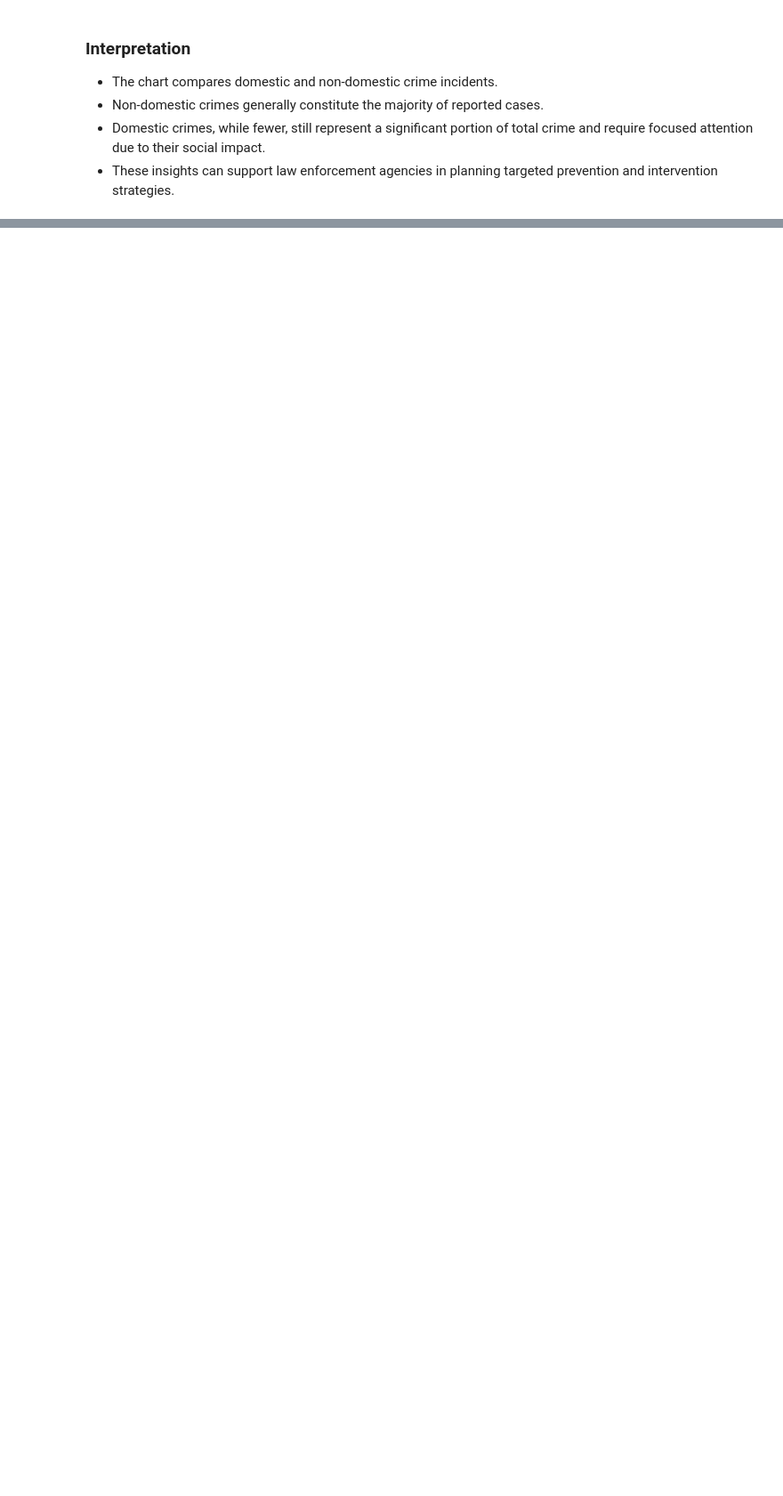
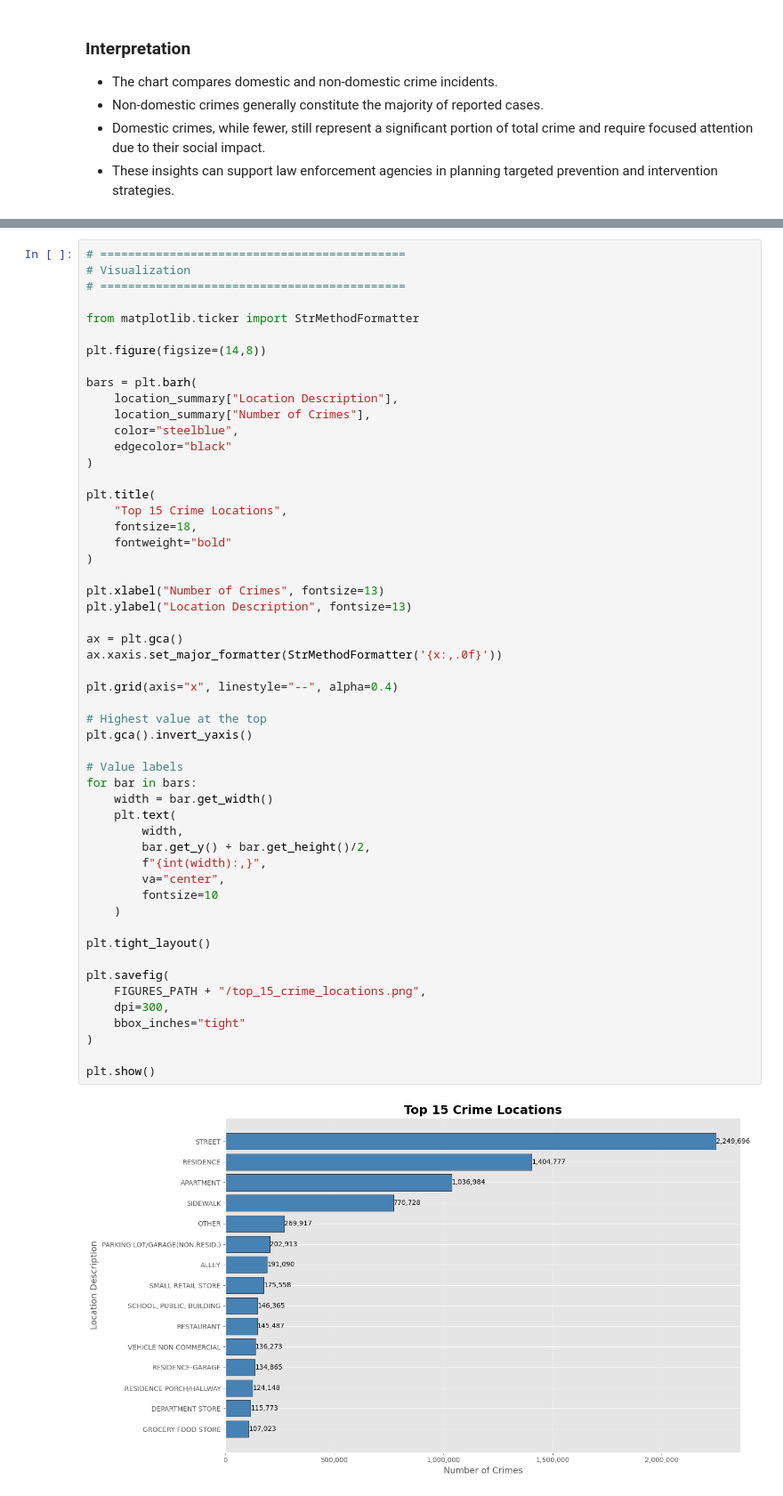
Before and after one commit to arnavon2005/Army_Provost_ML_Project, a Jupyter notebook: 04_Exploratory_Data_Analysis.ipynb, the cells around one changed output, grey strips where cells are left out. Shown at 89% size. Cells and saved outputs as stored; diff of their text form; blank space fills up the shorter version.

```diff
--- a/04_Exploratory_Data_Analysis.ipynb
+++ b/04_Exploratory_Data_Analysis.ipynb
@@ -1113,0 +1179,55 @@ plt.show()
+# %%
+# ============================================
+# Visualization
+# ============================================
+
+from matplotlib.ticker import StrMethodFormatter
+
+plt.figure(figsize=(14,8))
+
+bars = plt.barh(
+    location_summary["Location Description"],
+    location_summary["Number of Crimes"],
+    color="steelblue",
+    edgecolor="black"
+)
+
+plt.title(
+    "Top 15 Crime Locations",
+    fontsize=18,
+    fontweight="bold"
+)
+
+plt.xlabel("Number of Crimes", fontsize=13)
+plt.ylabel("Location Description", fontsize=13)
+
+ax = plt.gca()
+ax.xaxis.set_major_formatter(StrMethodFormatter('{x:,.0f}'))
+
+plt.grid(axis="x", linestyle="--", alpha=0.4)
+
+# Highest value at the top
+plt.gca().invert_yaxis()
+
+# Value labels
+for bar in bars:
+    width = bar.get_width()
+    plt.text(
+        width,
+        bar.get_y() + bar.get_height()/2,
+        f"{int(width):,}",
+        va="center",
+        fontsize=10
+    )
+
+plt.tight_layout()
+
+plt.savefig(
+    FIGURES_PATH + "/top_15_crime_locations.png",
+    dpi=300,
+    bbox_inches="tight"
+)
+
+plt.show()
+# %% [output]
+[figure, added]
```
Also changed, not shown: parts of 4 cells of this notebook.
